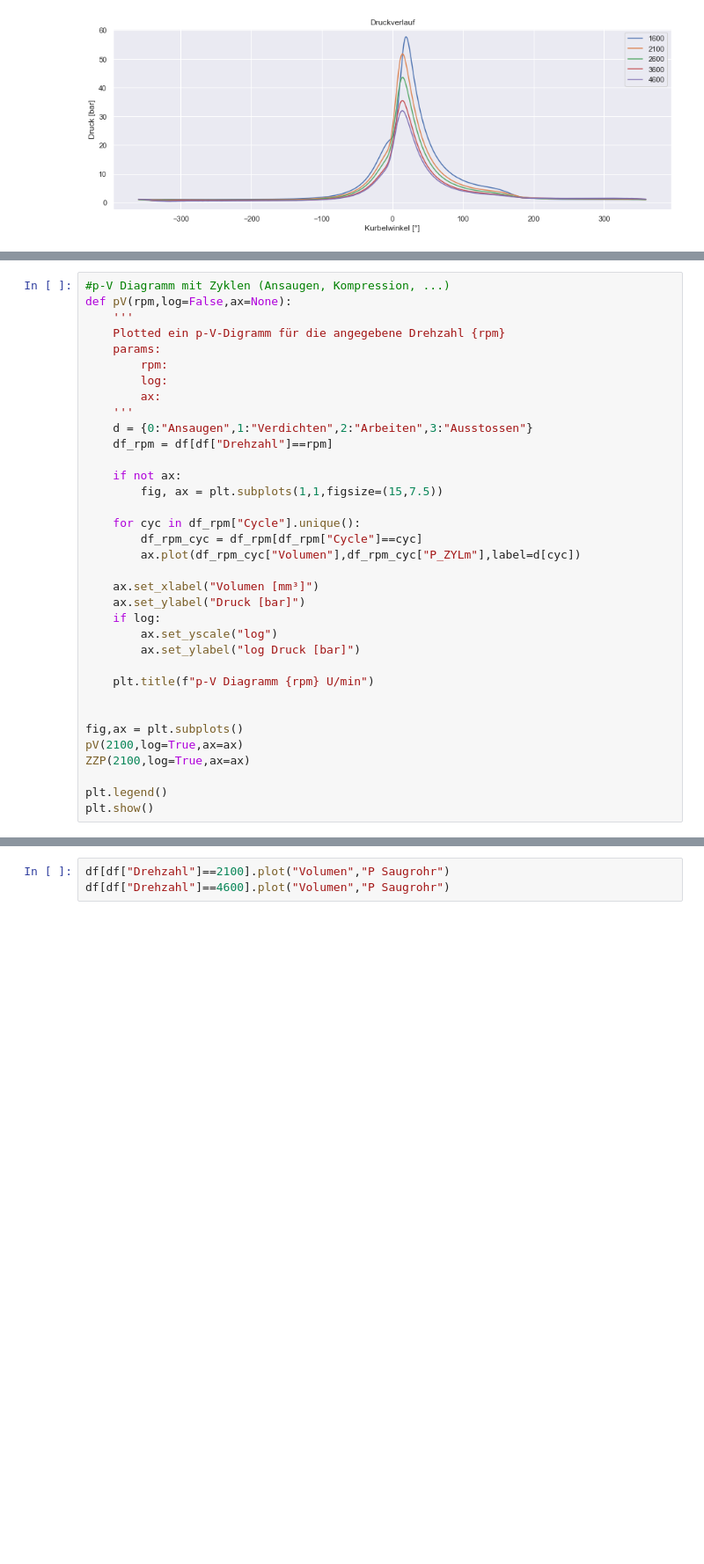
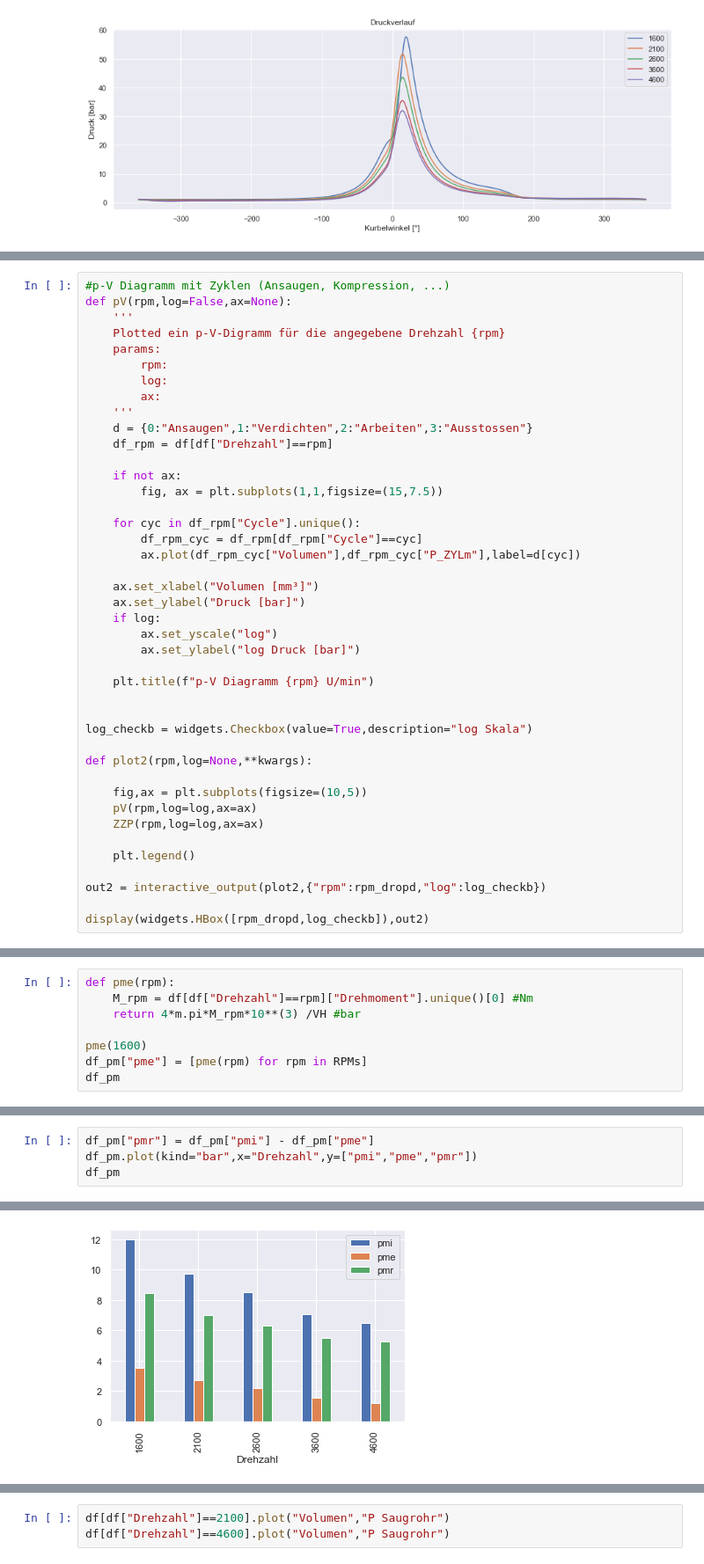
Before and after one commit to marcussteinbacher/kfzlu, a Jupyter notebook: Protokoll.ipynb, the cells around one changed output, grey strips where cells are left out. Shown at 88% size. Drawn from its saved outputs; the diff is of its cells as text; blank space fills up the shorter version.

```diff
--- a/Protokoll.ipynb
+++ b/Protokoll.ipynb
@@ -154,10 +241,17 @@ def pV(rpm,log=False,ax=None):
     plt.title(f"p-V Diagramm {rpm} U/min")
 
 
-fig,ax = plt.subplots()
-pV(2100,log=True,ax=ax)
-ZZP(2100,log=True,ax=ax)
+log_checkb = widgets.Checkbox(value=True,description="log Skala")
 
-plt.legend()
-plt.show()
+def plot2(rpm,log=None,**kwargs):
+
+    fig,ax = plt.subplots(figsize=(10,5))
+    pV(rpm,log=log,ax=ax)
+    ZZP(rpm,log=log,ax=ax)
+
+    plt.legend()
+
+out2 = interactive_output(plot2,{"rpm":rpm_dropd,"log":log_checkb})
+
+display(widgets.HBox([rpm_dropd,log_checkb]),out2)
 # %% [output]
@@ -256,0 +402,8 @@ plt.show()
+# %%
+def pme(rpm):
+    M_rpm = df[df["Drehzahl"]==rpm]["Drehmoment"].unique()[0] #Nm
+    return 4*m.pi*M_rpm*10**(3) /VH #bar
+
+pme(1600)
+df_pm["pme"] = [pme(rpm) for rpm in RPMs]
+df_pm
@@ -256,0 +421,5 @@ plt.show()
+# %%
+df_pm["pmr"] = df_pm["pmi"] - df_pm["pme"]
+df_pm.plot(kind="bar",x="Drehzahl",y=["pmi","pme","pmr"])
+df_pm
+# %% [output]
@@ -256,0 +432 @@ plt.show()
+[figure, added]
```
Also changed, not shown: parts of 25 cells of this notebook, 1 other file.
